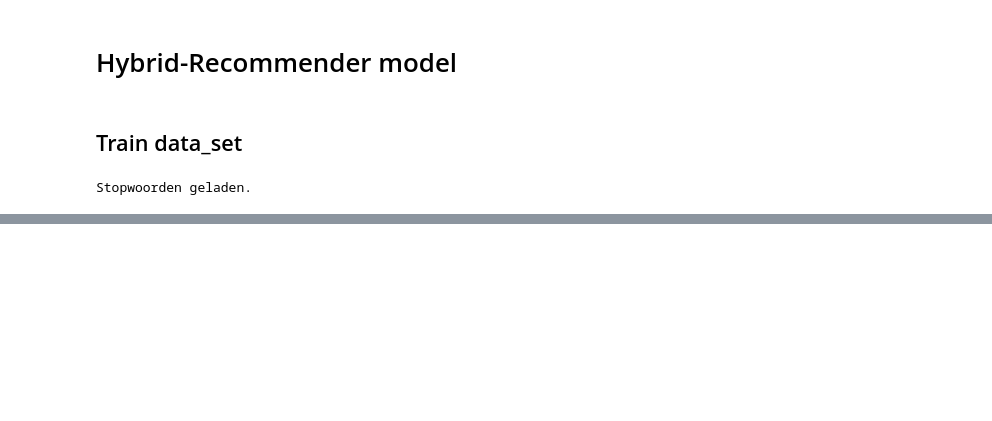
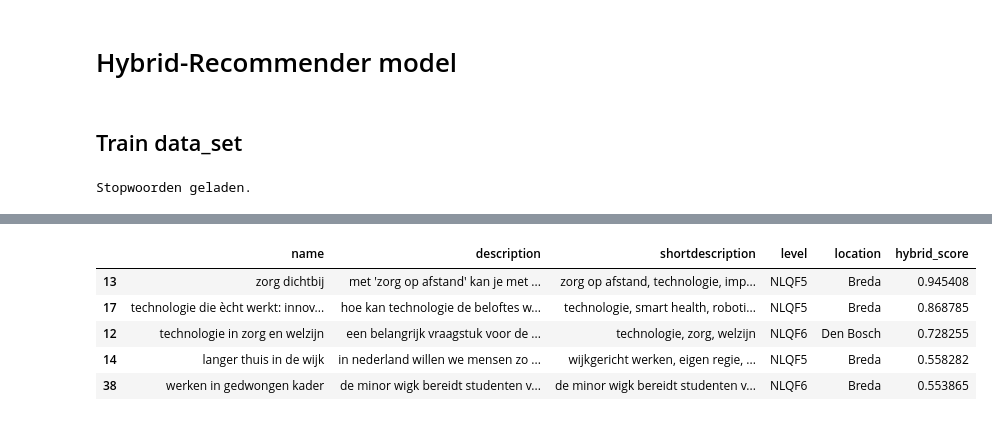
Before and after one commit to EnesT51/LU2-AI-Prototype, a Jupyter notebook: AI-PoC/AI_PoC.ipynb, the cells around one changed output, grey strips where cells are left out. Cells and saved outputs as stored; diff of their text form; code cells hidden in the pictures; blank space fills up the shorter version.

```diff
--- a/AI-PoC/AI_PoC.ipynb
+++ b/AI-PoC/AI_PoC.ipynb
@@ -458,0 +445,14 @@ Gedeelde woorden: []
+# %%
+student2_input = "Ik wil in de zorg werken en mensen helpen met technologie"
+student2_goals = "Ik wil mijn kennis van gezondheidszorg en technologie combineren om innovatieve oplossingen te ontwikkelen."
+student2_profile = Profile(interests=student2_input, goals=student2_goals)
+recommender2 = create_recommender(student2_profile, top_k=5)
+top_rec2 = recommender2.recommend(top_k=5)
+top_rec2[['name', 'description', 'shortdescription', 'level', 'location', 'hybrid_score']].head()
+# %% [output]
+|  | name | description | shortdescription | level | location | hybrid_score |
+| 13 | zorg dichtbij | met 'zorg op afstand' kan je met ... | zorg op afstand, technologie, imp... | NLQF5 | Breda | 0.945408 |
+| 17 | technologie die ècht werkt: innov... | hoe kan technologie de beloftes w... | technologie, smart health, roboti... | NLQF5 | Breda | 0.868785 |
+| 12 | technologie in zorg en welzijn | een belangrijk vraagstuk voor de ... | technologie, zorg, welzijn | NLQF6 | Den Bosch | 0.728255 |
+| 14 | langer thuis in de wijk | in nederland willen we mensen zo ... | wijkgericht werken, eigen regie, ... | NLQF5 | Breda | 0.558282 |
+| 38 | werken in gedwongen kader | de minor wigk bereidt studenten v... | de minor wigk bereidt studenten v... | NLQF6 | Breda | 0.553865 |
```
Also changed, not shown: parts of 10 cells of this notebook.
